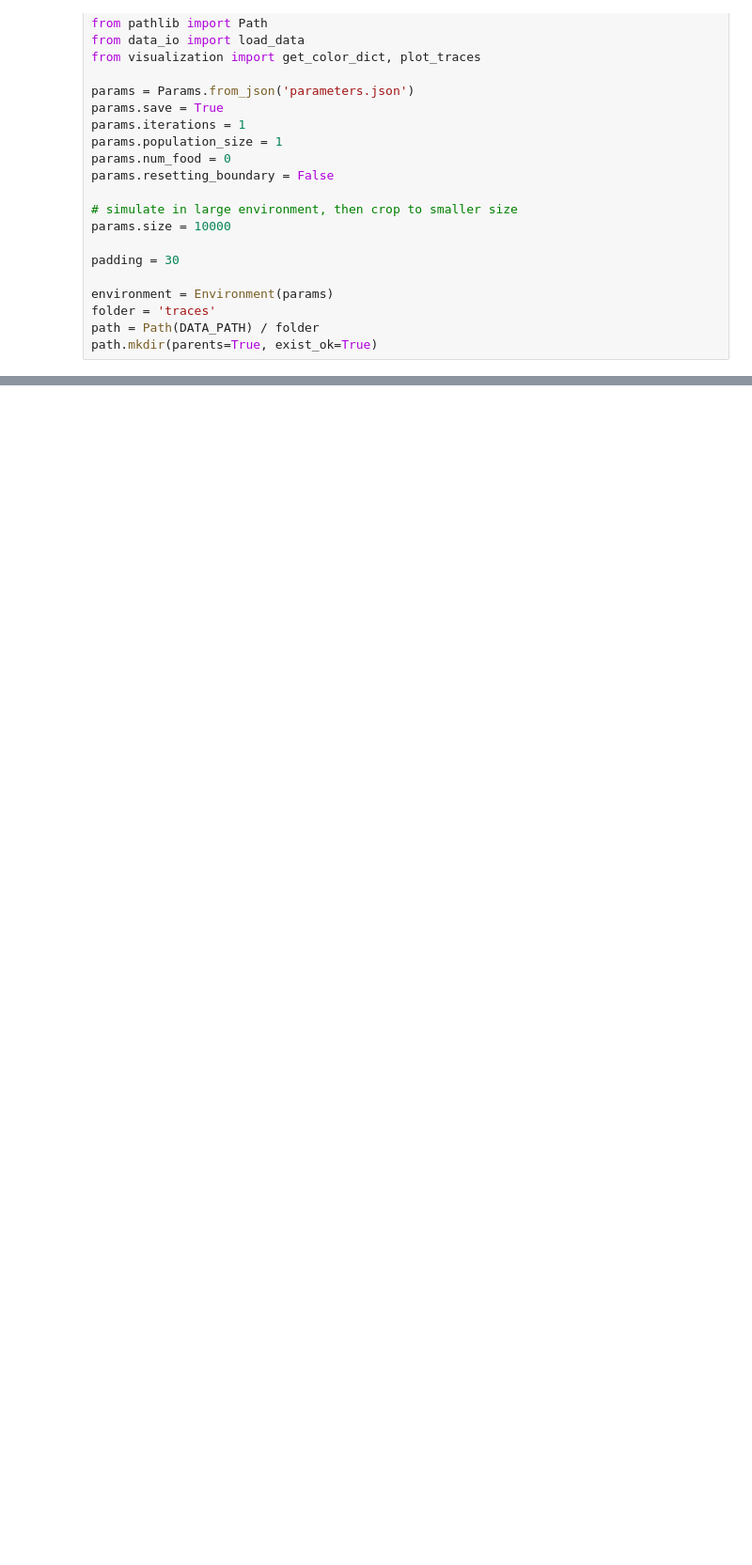
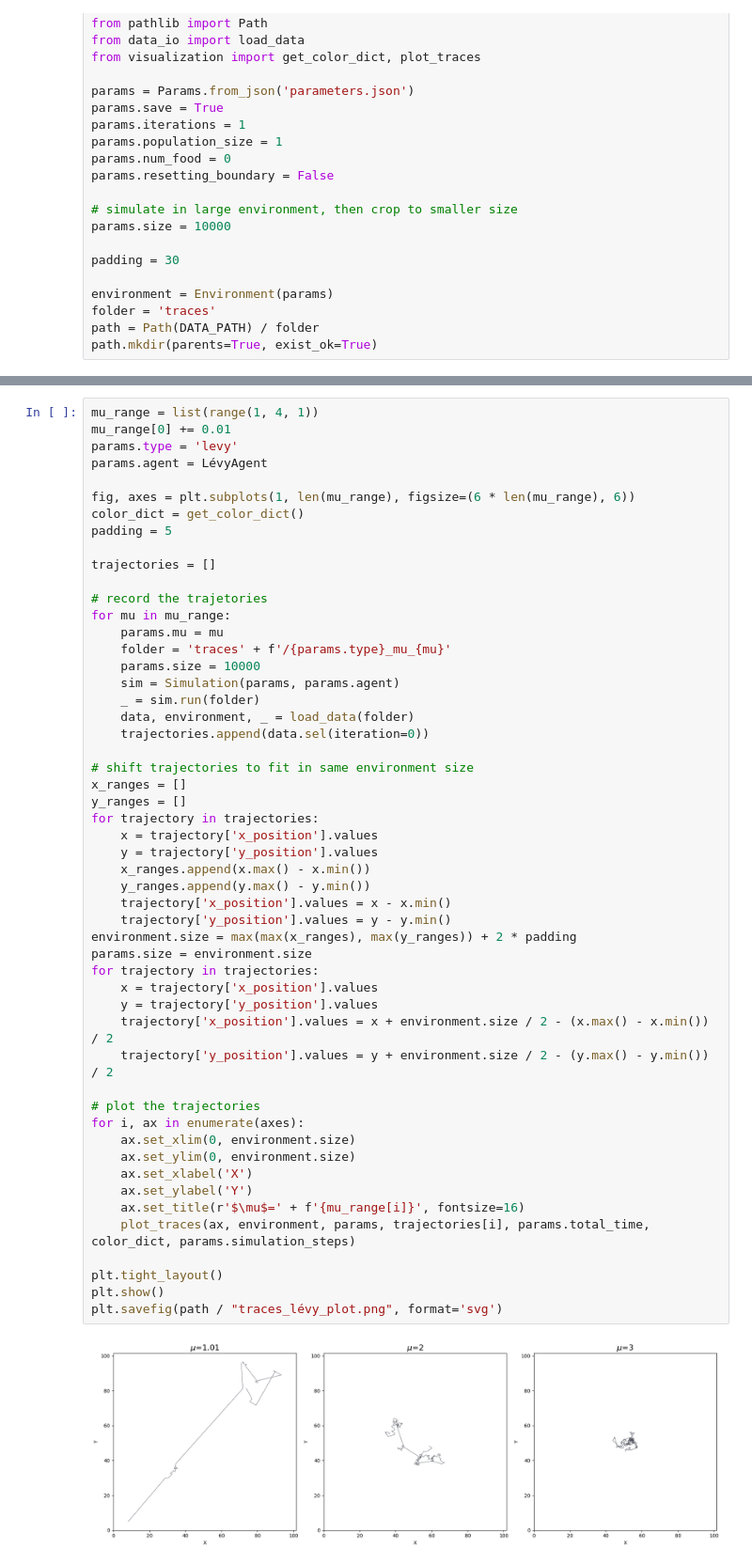
Before and after one commit to winlew/levy-agent-simulation, a Jupyter notebook: studies/traces.ipynb, the cells around one changed output, grey strips where cells are left out. Shown at 94% size. Saved outputs shown, nothing was run; the diff lists cells and outputs as text; blank space fills up the shorter version.

Commit message:
traces for different Lévy and Exponential Agents

```diff
--- a/studies/traces.ipynb
+++ b/studies/traces.ipynb
@@ -90,0 +95,54 @@ plt.savefig(path / "traces_plot.png", format='svg')
+# %%
+mu_range = list(range(1, 4, 1))
+mu_range[0] += 0.01
+params.type = 'levy'
+params.agent = LévyAgent
+
+fig, axes = plt.subplots(1, len(mu_range), figsize=(6 * len(mu_range), 6))
+color_dict = get_color_dict()
+padding = 5
+
+trajectories = []
+
+# record the trajetories
+for mu in mu_range:
+    params.mu = mu
+    folder = 'traces' + f'/{params.type}_mu_{mu}'
+    params.size = 10000
+    sim = Simulation(params, params.agent)
+    _ = sim.run(folder)
+    data, environment, _ = load_data(folder)
+    trajectories.append(data.sel(iteration=0))
+
+# shift trajectories to fit in same environment size
+x_ranges = []
+y_ranges = []
+for trajectory in trajectories:
+    x = trajectory['x_position'].values
+    y = trajectory['y_position'].values
+    x_ranges.append(x.max() - x.min())
+    y_ranges.append(y.max() - y.min())
+    trajectory['x_position'].values = x - x.min()
+    trajectory['y_position'].values = y - y.min()
+environment.size = max(max(x_ranges), max(y_ranges)) + 2 * padding
+params.size = environment.size
+for trajectory in trajectories:
+    x = trajectory['x_position'].values
+    y = trajectory['y_position'].values
+    trajectory['x_position'].values = x + environment.size / 2 - (x.max() - x.min()) / 2
+    trajectory['y_position'].values = y + environment.size / 2 - (y.max() - y.min()) / 2
+
+# plot the trajectories
+for i, ax in enumerate(axes):
+    ax.set_xlim(0, environment.size)
+    ax.set_ylim(0, environment.size)
+    ax.set_xlabel('X')
+    ax.set_ylabel('Y')
+    ax.set_title(r'$\mu$=' + f'{mu_range[i]}', fontsize=16)
+    plot_traces(ax, environment, params, trajectories[i], params.total_time, color_dict, params.simulation_steps)
+
+plt.tight_layout()
+plt.show()
+plt.savefig(path / "traces_lévy_plot.png", format='svg')
+# %% [output]
+[figure, added]
```
Also changed, not shown: parts of 6 cells of this notebook.
